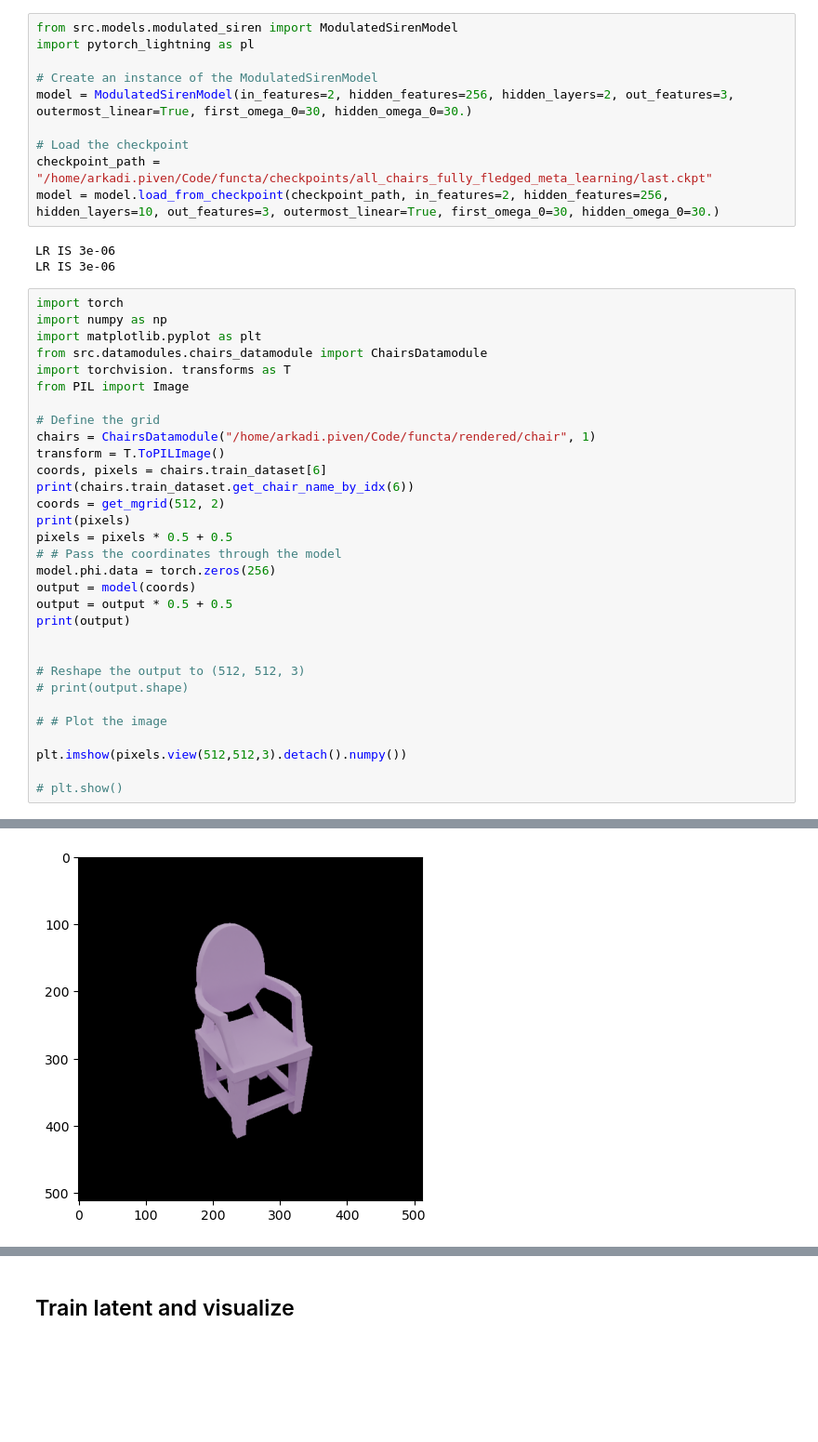
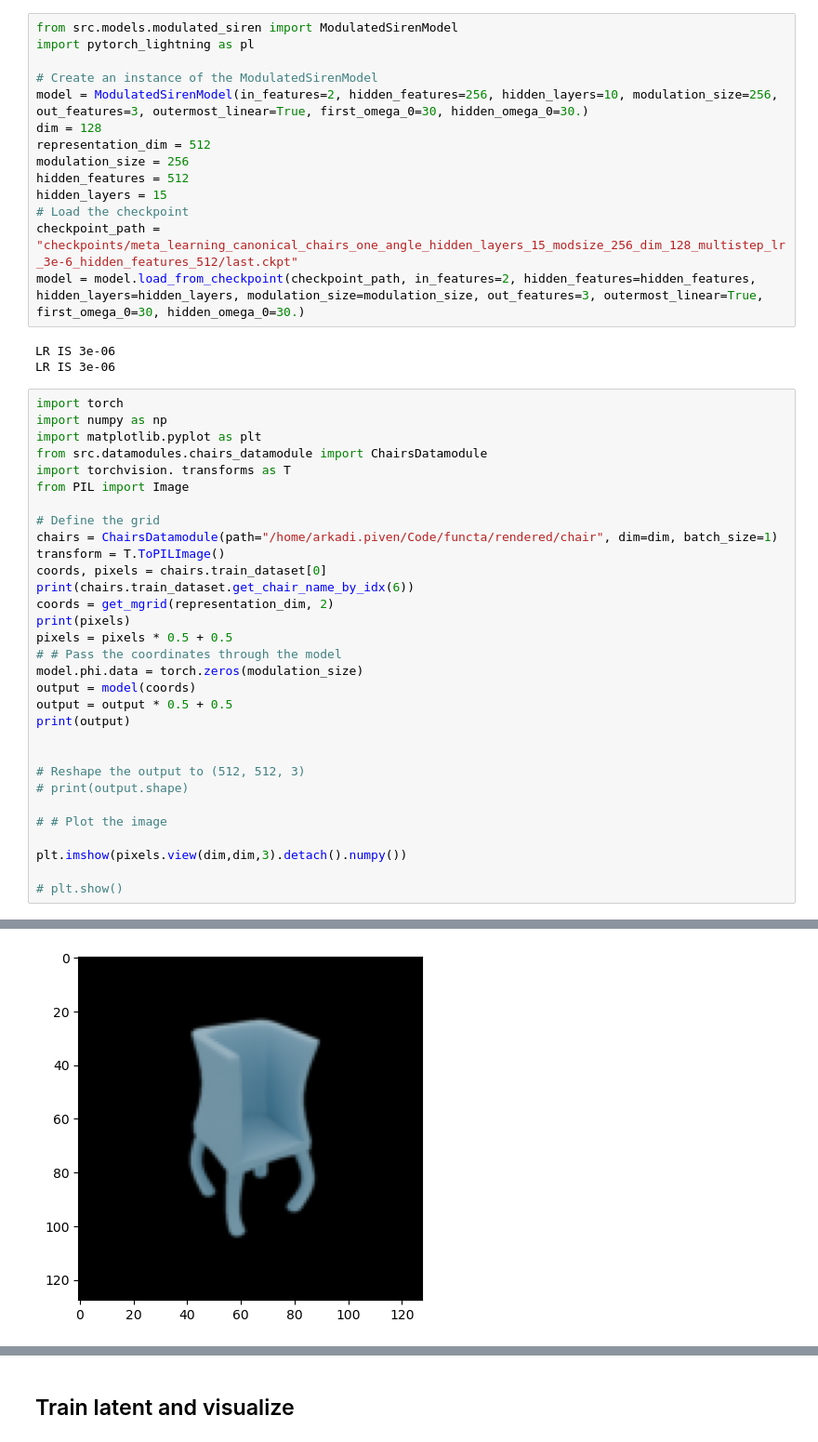
Before and after one commit to royvelich/functa, a Jupyter notebook: visualization.ipynb, the cells around one changed output, grey strips where cells are left out. Shown: that part at 93% size. Drawn from its saved outputs; the diff is of its cells as text; blank space fills up the shorter version.

```diff
--- a/visualization.ipynb
+++ b/visualization.ipynb
@@ -7,11 +7,15 @@ from src.models.modulated_siren import ModulatedSirenModel
 import pytorch_lightning as pl
 
 # Create an instance of the ModulatedSirenModel
-model = ModulatedSirenModel(in_features=2, hidden_features=256, hidden_layers=2, out_features=3, outermost_linear=True, first_omega_0=30, hidden_omega_0=30.)
-
+model = ModulatedSirenModel(in_features=2, hidden_features=256, hidden_layers=10, modulation_size=256, out_features=3, outermost_linear=True, first_omega_0=30, hidden_omega_0=30.)
+dim = 128
+representation_dim = 512
+modulation_size = 256
+hidden_features = 512
+hidden_layers = 15
 # Load the checkpoint
-checkpoint_path = "/home/arkadi.piven/Code/functa/checkpoints/all_chairs_fully_fledged_meta_learning/last.ckpt"
-model = model.load_from_checkpoint(checkpoint_path, in_features=2, hidden_features=256, hidden_layers=10, out_features=3, outermost_linear=True, first_omega_0=30, hidden_omega_0=30.)
+checkpoint_path = "checkpoints/meta_learning_canonical_chairs_one_angle_hidden_layers_15_modsize_256_dim_128_multistep_lr_3e-6_hidden_features_512/last.ckpt"
+model = model.load_from_checkpoint(checkpoint_path, in_features=2, hidden_features=hidden_features, hidden_layers=hidden_layers, modulation_size=modulation_size, out_features=3, outermost_linear=True, first_omega_0=30, hidden_omega_0=30.)
 # %% [output]
 LR IS 3e-06
 LR IS 3e-06
@@ -24,15 +28,15 @@ import torchvision. transforms as T
 from PIL import Image
 
 # Define the grid
-chairs = ChairsDatamodule("/home/arkadi.piven/Code/functa/rendered/chair", 1)
+chairs = ChairsDatamodule(path="/home/arkadi.piven/Code/functa/rendered/chair", dim=dim, batch_size=1)
 transform = T.ToPILImage()
-coords, pixels = chairs.train_dataset[6]
+coords, pixels = chairs.train_dataset[0]
 print(chairs.train_dataset.get_chair_name_by_idx(6))
-coords = get_mgrid(512, 2)
+coords = get_mgrid(representation_dim, 2)
 print(pixels)
 pixels = pixels * 0.5 + 0.5
 # # Pass the coordinates through the model
-model.phi.data = torch.zeros(256)
+model.phi.data = torch.zeros(modulation_size)
 output = model(coords)
 output = output * 0.5 + 0.5
 print(output)
@@ -43,7 +47,7 @@ print(output)
 
 # # Plot the image
 
-plt.imshow(pixels.view(512,512,3).detach().numpy())
+plt.imshow(pixels.view(dim,dim,3).detach().numpy())
 
 # plt.show()
 # %% [output]
@@ -67,4 +71,4 @@ tensor([[ 0.0005,  0.0004,  0.0011],
 <matplotlib.image.AxesImage at 0x...>
-[figure, old version]
+[figure, new version]
 # %%
 # Output base weights
```
Also changed, not shown: parts of 3 cells of this notebook, 6 other files.
